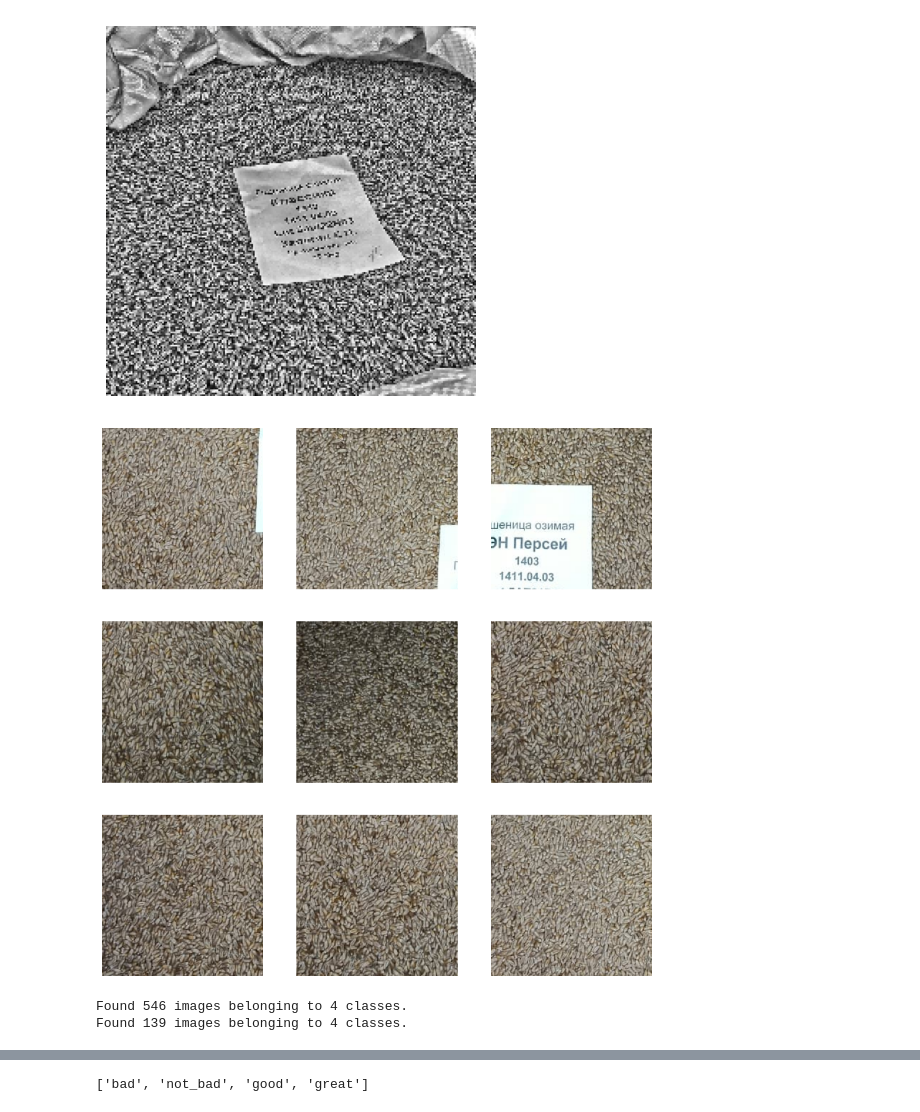
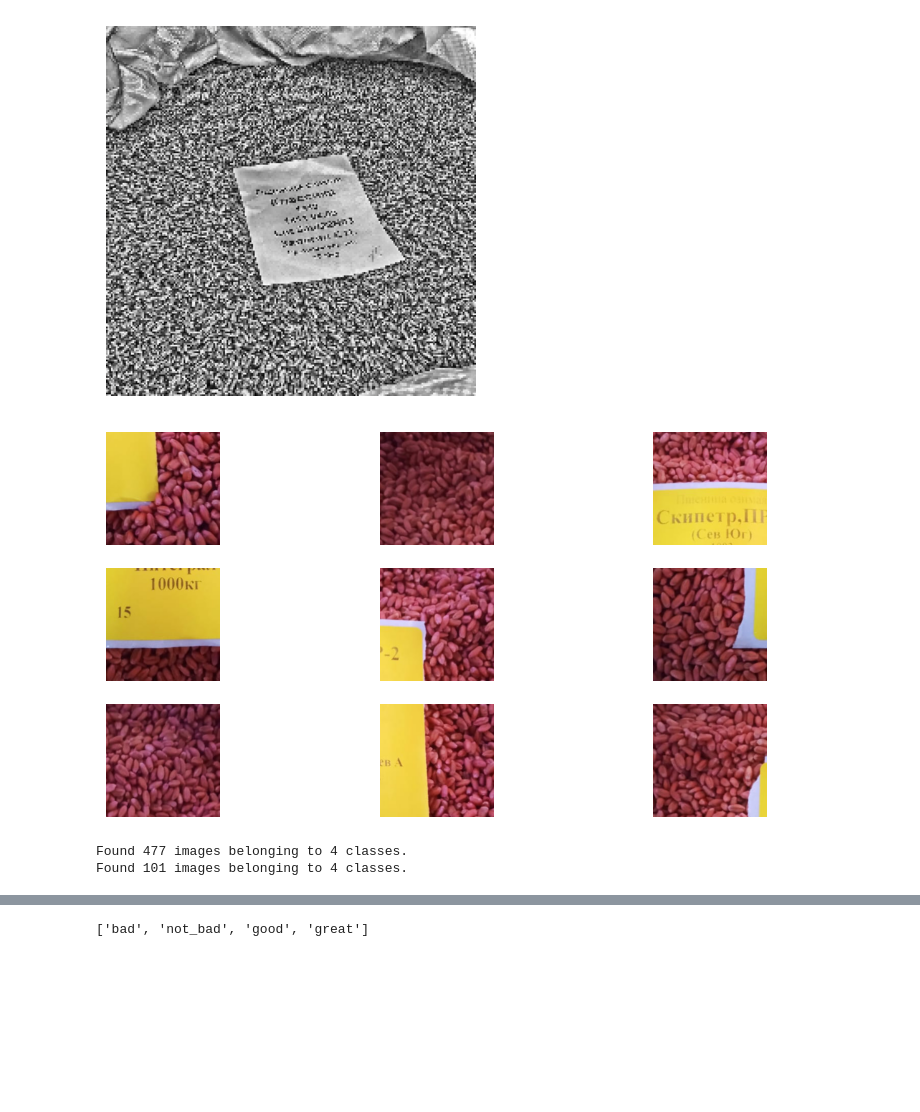
Before and after one commit to hdl0909/classification-of-seeds-by-quality, a Jupyter notebook: model.ipynb, the cells around one changed output, grey strips where cells are left out. Cells and saved outputs as stored; diff of their text form; code cells hidden in the pictures; blank space fills up the shorter version.

```diff
--- a/model.ipynb
+++ b/model.ipynb
@@ -225,42 +227,37 @@ plt.show()
 # %%
-import random
+from patchify import patchify
 
-# разделяет изображение на патчи и выбирает рандомные max_patches
-def extract_patches(img, patch_size=(224,224), max_patches=5, min_intensity=10):
+# разделяет изображение на патчи
+def extract_patches(img, patch_size=(224,224), step=None, max_patches=None):
     h, w, _ = img.shape
     ph, pw = patch_size
-    patches = []
 
-    for _ in range(max_patches * 2):
-        if h <= ph or w <= pw:
-            patch = cv2.resize(img, patch_size)
-            patches.append(patch)
-            continue
+    positions = [(i, j) for i in range(0, h - ph + 1, ph)
+                          for j in range(0, w - pw + 1, pw)]
 
-        y = random.randint(0, h - ph)
-        x = random.randint(0, w - pw)
-        patch = img[y:y+ph, x:x+pw]
+    if len(positions) == 0:
+        patch = cv2.resize(img, patch_size)
+        return [patch]
 
-        if patch.mean() > min_intensity:
-            patches.append(patch)
+    selected_positions = random.sample(positions, min(max_patches, len(positions)))
 
-        if len(patches) >= max_patches:
-            break
+    patches = [img[i:i+ph, j:j+pw, :] for i,j in selected_positions]
 
     return patches
 # %%
-img_path = "drive/MyDrive/Colab_Notebooks/data_split/train/bad/photo_0.jpg"
+img_path = "drive/MyDrive/Colab_Notebooks/data_split/train/good/photo_101.jpg"
+img = cv2.imread(img_path)
 img = cv2.cvtColor(img, cv2.COLOR_BGR2RGB)
 
 patches = extract_patches(img, patch_size=(224,224), max_patches=9)
 
-plt.figure(figsize=(12, 12))
-for i, patch in enumerate(patches):
-    plt.subplot(3, 3, i+1)
-    plt.imshow(patch)
+plt.figure(figsize=(10,5))
+for i, p in enumerate(patches[:9]):
+    plt.subplot(3,3,i+1)
+    plt.imshow(p)
     plt.axis("off")
 plt.show()
 # %% [output]
-[figure, old version]
+[figure, new version]
 # %%
 # берет первый патч у изображения, обрабатывает его и возвращает генератор
@@ -321,11 +318,11 @@ def preprocessing_data(train_dir, val_dir, target_size=(224, 224), batch_size=16
 # %%
 train_gen, val_gen = preprocessing_data('drive/MyDrive/Colab_Notebooks/data_split/train',
                                         'drive/MyDrive/Colab_Notebooks/data_split/val',
-                                        target_size=(224, 224),
-                                        batch_size=4)
+                                        target_size=(1024, 1024),
+                                        batch_size=8)
 # %% [output]
-Found 546 images belonging to 4 classes.
-Found 139 images belonging to 4 classes.
+Found 477 images belonging to 4 classes.
+Found 101 images belonging to 4 classes.
 # %%
 # создаем веса классов, нужжно для борьбы с дисбалансом
 labels = train_gen.labels
```
Also changed, not shown: parts of 19 cells of this notebook.
